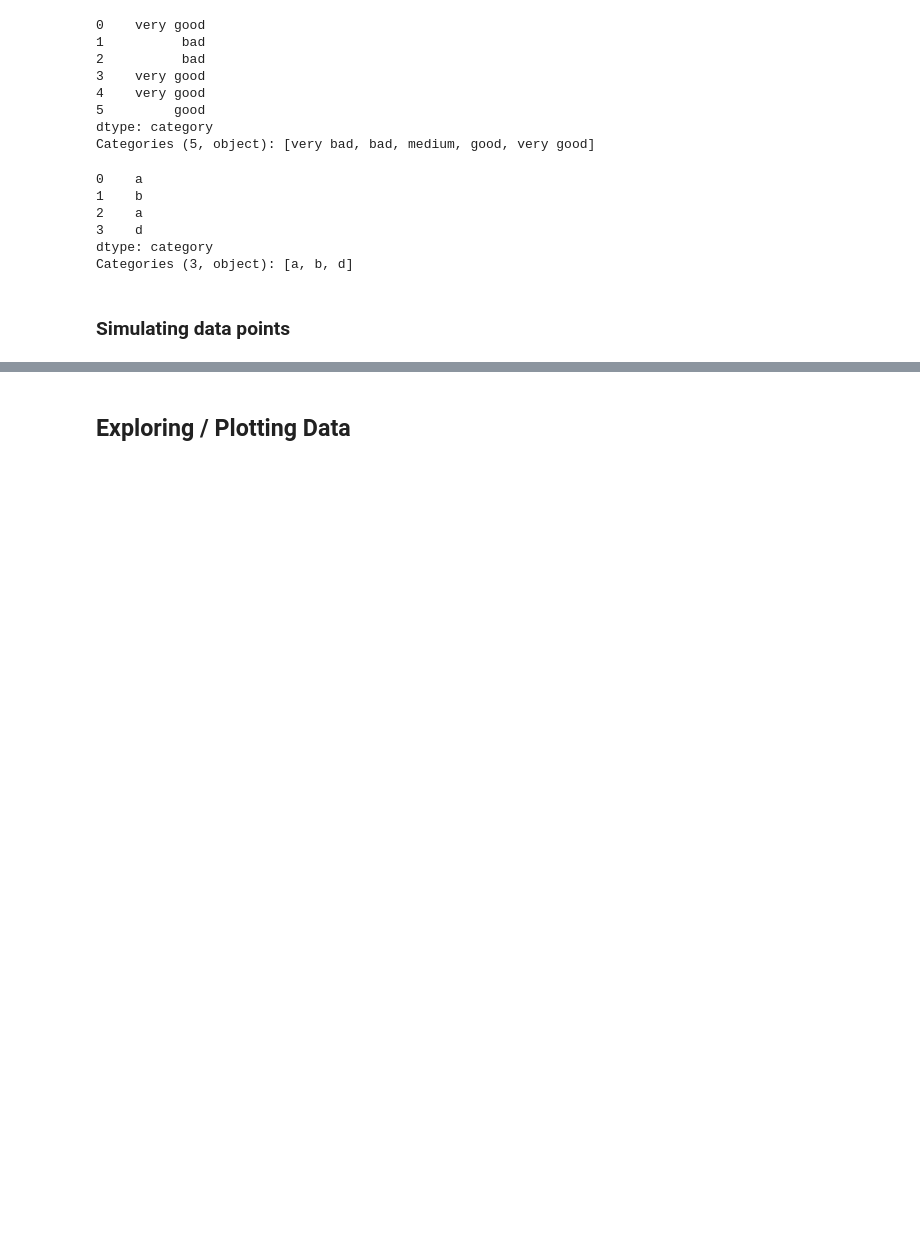
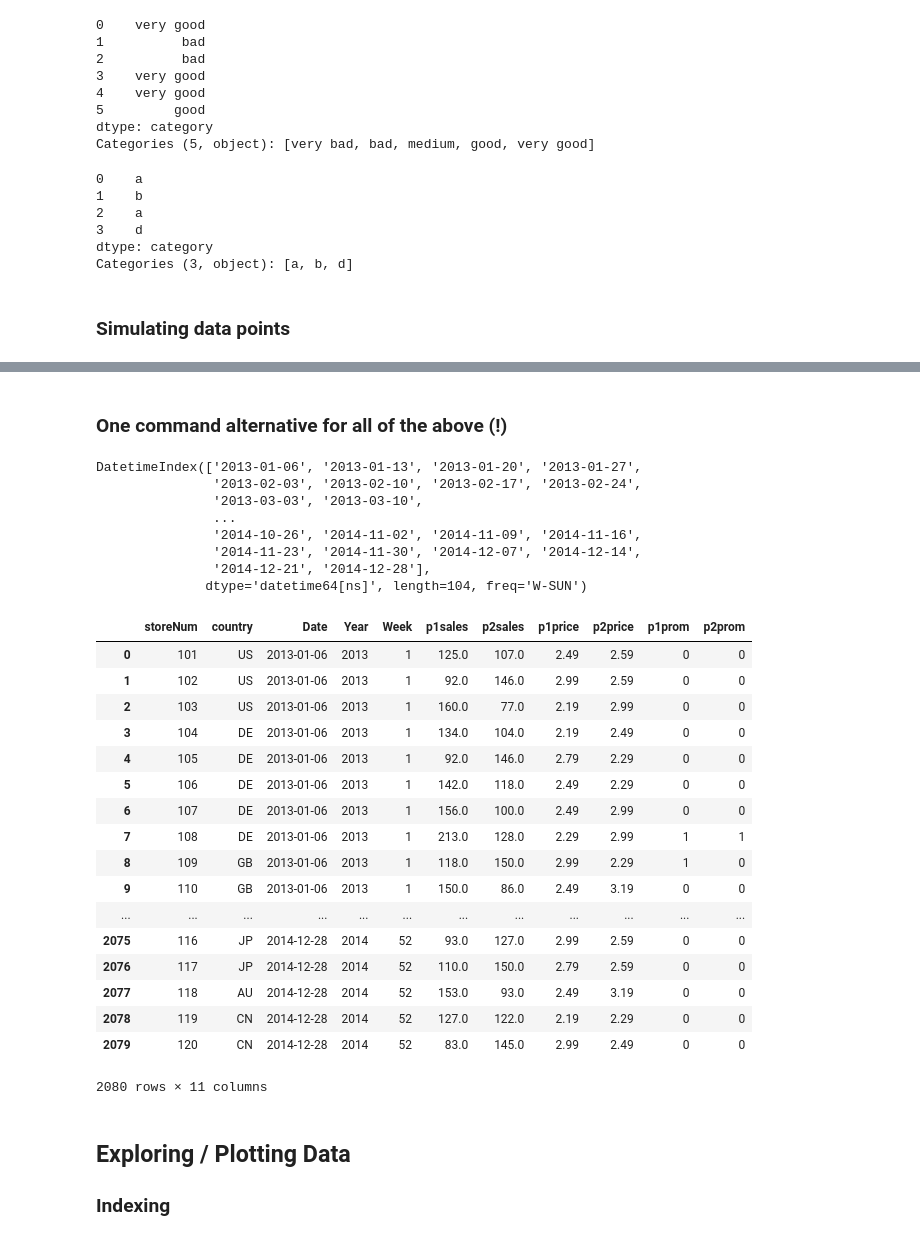
Before and after one commit to dyoung418/pandas-r-for-mktg, a Jupyter notebook: 3_simdata_plotting.ipynb, the cells around one changed output, grey strips where cells are left out. Drawn from its saved outputs; the diff is of its cells as text; code cells hidden in the pictures; blank space fills up the shorter version.

Commit message:
one command version of creating df in 3_ and more

```diff
--- a/3_simdata_plotting.ipynb
+++ b/3_simdata_plotting.ipynb
@@ -305,5 +375,85 @@ dtype: float64
 | 1631 | 112 | 2 | 20 | 125.0 | 106.0 | 2.49 | 2.49 | 0 | 0 | BR |
 | 1138 | 119 | 2 | 47 | 238.0 | 85.0 | 2.19 | 3.19 | 1 | 0 | CN |
 | 1285 | 106 | 1 | 38 | 142.0 | 103.0 | 2.49 | 2.99 | 0 | 0 | DE |
+# %% [markdown]
+### One command alternative for all of the above (!)
+# %%
+dates = pd.date_range('20130101', periods=k_weeks_per_year * k_years, freq='W')
+#years_old = pd.date_range('2013', periods=k_years, freq='Y')
+print(dates)
+# specify the seed to make test results repeatable
+np.random.seed(98250)
+# randomly select weeks that products p1 and p2 were promoted. The vars specify how often they are promoted
+p1_promo_rate = 0.1
+p2_promo_rate = 0.15
+# randomly select one of five prices by sampling with replacement
+p1_possible_prices = [2.19, 2.29, 2.49, 2.79, 2.99]
+p2_possible_prices = [2.29, 2.49, 2.59, 2.99, 3.19]
+# Randomly generate sales (unit sales) data.  Use Poisson with lambda=mean weekly sales
+p1_mean_weekly_sales = 120
+p2_mean_weekly_sales = 100
+
+df_onecommand = pd.DataFrame(data= {'storeNum': [num for num in range(101,100+k_stores+1)] * k_weeks_per_year * k_years,
+                                    'country': (["US"]*3 + ["DE"]*5 + ["GB"]*3 + ["BR"]*2 + ["JP"]*4 + ["AU"]*1 + ["CN"]*2) * k_weeks_per_year * k_years,
+#                                    'Date': np.tile(dates, k_stores),
+#                                    'Year': np.tile(dates.year, k_stores),
+#                                    'Week': np.tile(dates.week, k_stores),
+                                    'Date': dates.repeat(k_stores),
+                                    'Year': dates.year.repeat(k_stores),
+                                    'Week': dates.week.repeat(k_stores),
+                                    # these sales are just random -- we'll later tweak them to make sense given that week's pricing and promotion
+                                    'p1sales': np.random.poisson(lam=p1_mean_weekly_sales, size=k_stores * k_weeks_per_year * k_years),
+                                    'p2sales': np.random.poisson(lam=p1_mean_weekly_sales, size=k_stores * k_weeks_per_year * k_years),
+                                    'p1price': np.random.choice(p1_possible_prices, size=k_stores * k_weeks_per_year * k_years, replace=True),
+                                    'p2price': np.random.choice(p2_possible_prices, size=k_stores * k_weeks_per_year * k_years, replace=True),
+                                    'p1prom': np.random.binomial(n=1, p=p1_promo_rate, size=k_stores * k_weeks_per_year * k_years), # 1 10% of the time, 0 otherwise; repeat num_row times
+                                    'p2prom': np.random.binomial(n=1, p=p2_promo_rate, size=k_stores * k_weeks_per_year * k_years),
+})
+
+# now scale the sales counts up or down according to relative price.  Price effects often
+# follow a logarithmic function rather than a linear function, so we use log(price)
+# we assume that sales vary as the inverse ratio of the two prices
+df_onecommand.p1sales = df_onecommand.p1sales * np.log(df_onecommand.p2price) / np.log(df_onecommand.p1price)
+df_onecommand.p2sales = df_onecommand.p2sales * np.log(df_onecommand.p1price) / np.log(df_onecommand.p2price)
+# now assume sales get a 30% or 40% lift when each product is promoted
+p1_promo_uplift = 0.3
+p2_promo_uplift = 0.4
+df_onecommand.p1sales = np.floor(df_onecommand.p1sales * (1 + df_onecommand.p1prom*p1_promo_uplift))
+df_onecommand.p2sales = np.floor(df_onecommand.p2sales * (1 + df_onecommand.p2prom*p2_promo_uplift))
+
+# set country as a categorical variable
+df_onecommand.country = df_onecommand.country.astype('category')
+# set storeeNum as categorical variable
+df_onecommand.storeNum = df_onecommand.storeNum.astype('category')
+
+df_onecommand
+# %% [output]
+DatetimeIndex(['2013-01-06', '2013-01-13', '2013-01-20', '2013-01-27',
+               '2013-02-03', '2013-02-10', '2013-02-17', '2013-02-24',
+               '2013-03-03', '2013-03-10',
+               ...
+               '2014-10-26', '2014-11-02', '2014-11-09', '2014-11-16',
+               '2014-11-23', '2014-11-30', '2014-12-07', '2014-12-14',
+               '2014-12-21', '2014-12-28'],
+              dtype='datetime64[ns]', length=104, freq='W-SUN')
+|  | storeNum | country | Date | Year | Week | p1sales | p2sales | p1price | p2price | p1prom | p2prom |
+| 0 | 101 | US | 2013-01-06 | 2013 | 1 | 125.0 | 107.0 | 2.49 | 2.59 | 0 | 0 |
+| 1 | 102 | US | 2013-01-06 | 2013 | 1 | 92.0 | 146.0 | 2.99 | 2.59 | 0 | 0 |
+| 2 | 103 | US | 2013-01-06 | 2013 | 1 | 160.0 | 77.0 | 2.19 | 2.99 | 0 | 0 |
+| 3 | 104 | DE | 2013-01-06 | 2013 | 1 | 134.0 | 104.0 | 2.19 | 2.49 | 0 | 0 |
+| 4 | 105 | DE | 2013-01-06 | 2013 | 1 | 92.0 | 146.0 | 2.79 | 2.29 | 0 | 0 |
+| 5 | 106 | DE | 2013-01-06 | 2013 | 1 | 142.0 | 118.0 | 2.49 | 2.29 | 0 | 0 |
+| 6 | 107 | DE | 2013-01-06 | 2013 | 1 | 156.0 | 100.0 | 2.49 | 2.99 | 0 | 0 |
+| 7 | 108 | DE | 2013-01-06 | 2013 | 1 | 213.0 | 128.0 | 2.29 | 2.99 | 1 | 1 |
+| 8 | 109 | GB | 2013-01-06 | 2013 | 1 | 118.0 | 150.0 | 2.99 | 2.29 | 1 | 0 |
+| 9 | 110 | GB | 2013-01-06 | 2013 | 1 | 150.0 | 86.0 | 2.49 | 3.19 | 0 | 0 |
+| ... | ... | ... | ... | ... | ... | ... | ... | ... | ... | ... | ... |
+| 2075 | 116 | JP | 2014-12-28 | 2014 | 52 | 93.0 | 127.0 | 2.99 | 2.59 | 0 | 0 |
+| 2076 | 117 | JP | 2014-12-28 | 2014 | 52 | 110.0 | 150.0 | 2.79 | 2.59 | 0 | 0 |
+| 2077 | 118 | AU | 2014-12-28 | 2014 | 52 | 153.0 | 93.0 | 2.49 | 3.19 | 0 | 0 |
+| 2078 | 119 | CN | 2014-12-28 | 2014 | 52 | 127.0 | 122.0 | 2.19 | 2.29 | 0 | 0 |
+| 2079 | 120 | CN | 2014-12-28 | 2014 | 52 | 83.0 | 145.0 | 2.99 | 2.49 | 0 | 0 |
+2080 rows × 11 columns
 # %% [markdown]
 ## Exploring / Plotting Data
+### Indexing
```
Also changed, not shown: parts of 23 cells of this notebook.
